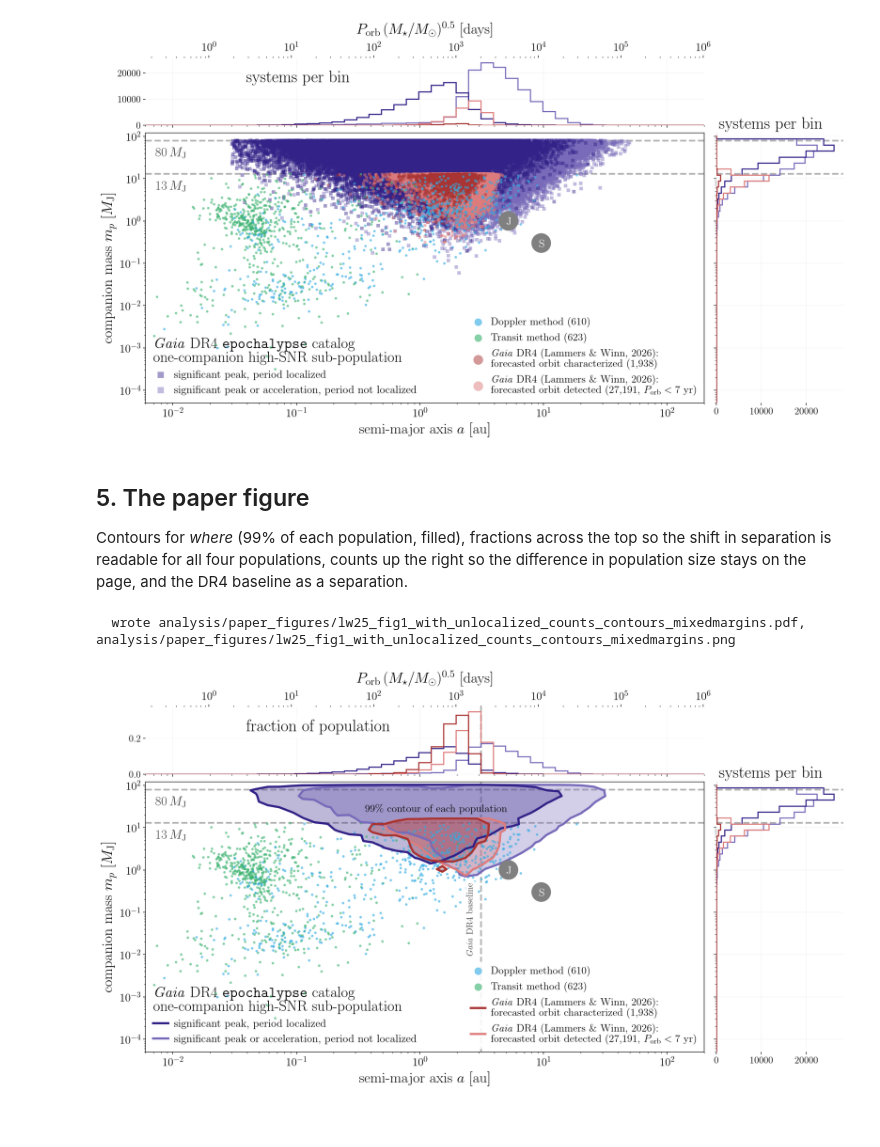
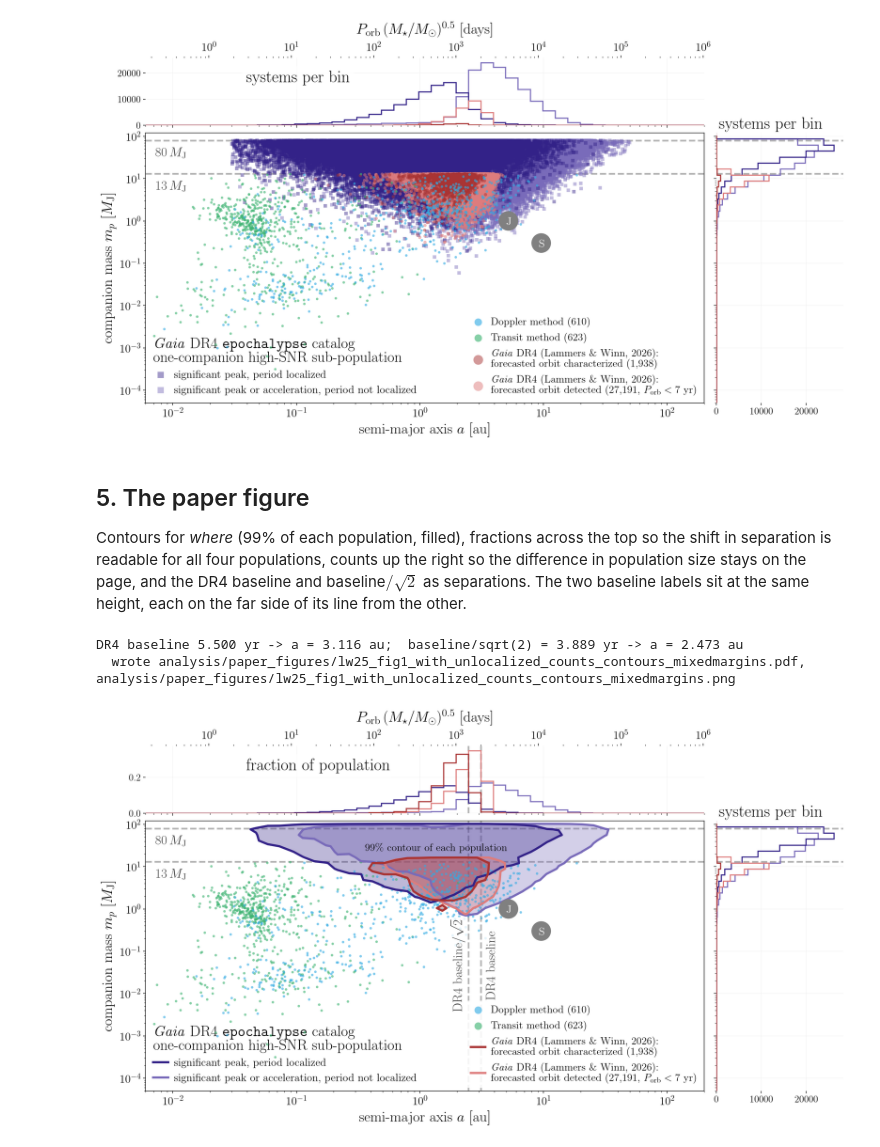
Before and after one commit to dyahalomi/epochalypse, a Jupyter notebook: analysis/Fig9_lw26_fig1_comparison.ipynb, the cells around one changed output. Cells and saved outputs as stored; diff of their text form; code cells hidden in the pictures; blank space fills up the shorter version.

```diff
--- a/analysis/Fig9_lw26_fig1_comparison.ipynb
+++ b/analysis/Fig9_lw26_fig1_comparison.ipynb
@@ -307,7 +308,8 @@ def draw_lw26_fig1(marginal_log=False, normalize=False, contours=False, contour_
                    contour_bins=48, contour_smooth=0., contour_known=False,
                    contour_fill=False, contour_fill_alpha=0.16, contour_points=False,
                    contour_note=None, margins=True, known_size=None, known_alpha=None,
-                   baseline_years=None, baseline_label=None,
+                   baseline_years=None, baseline_label=None, baseline_label_side="left",
+                   baseline_fontsize=10.5, baseline_label_y=None, extra_baselines=(),
                    stem="lw25_fig1_with_unlocalized_counts", paper=False):
     """LW26's Figure 1 with a marginal histogram on each margin.
 
@@ -315,7 +317,10 @@ def draw_lw26_fig1(marginal_log=False, normalize=False, contours=False, contour_
     rather than counts. ``contours`` replaces the markers of the four populations with one
     ``contour_q`` region each; the known-planet layers stay as markers. ``baseline_years`` draws
     the separation whose period equals that baseline (one line for every star, because the top
-    axis is $P_{\rm orb}(M_\star/M_\odot)^{0.5}$).
+    axis is $P_{\rm orb}(M_\star/M_\odot)^{0.5}$). ``baseline_label_side`` puts
+    its label left or right of the line. ``extra_baselines`` is a list of ``(years, label[, label_y])``
+    tuples drawn in the same style, labelled on the left (e.g. the baseline over $\sqrt{2}$, whose
+    label then faces the main one across the gap between the two lines).
     """
     CONTOUR_Z = 12.0
 
@@ -374,14 +379,21 @@ def draw_lw26_fig1(marginal_log=False, normalize=False, contours=False, contour_
     ax0.text(0.0096, 6.5, r"$13\,M_{\rm J}$", **_masslab)
     ax0.text(0.0096, 40.0, r"$80\,M_{\rm J}$", **_masslab)
 
+    _bl_y = BASELINE_LABEL_Y if baseline_label_y is None else baseline_label_y
+    _bl_font = {**_masslab, "fontsize": baseline_fontsize * FS}
     if baseline_years:
         _a_base = float(baseline_years) ** (2.0 / 3.0)
         for _ax in ((ax0, axt) if margins else (ax0,)):
             _ax.axvline(_a_base, c="k", lw=2.5, ls="--", alpha=0.3, zorder=-10)
-        ax0.text(_a_base / 1.22, BASELINE_LABEL_Y,
+        ax0.text(_a_base * (1.22 if baseline_label_side == "right" else 1 / 1.22), _bl_y,
                  baseline_label if baseline_label is not None
                  else BASELINE_LABEL_DR4 if baseline_years == BASELINE_YR_DR4
-                 else rf"{baseline_years:g}\,yr baseline", rotation=90, **{**_masslab, "fontsize": 10.5 * FS})
+                 else rf"{baseline_years:g}\,yr baseline", rotation=90, **_bl_font)
+    for _yrs, _lab, *_rest in extra_baselines:          # (years, label[, label_y])
+        _a_x = float(_yrs) ** (2.0 / 3.0)
+        for _ax in ((ax0, axt) if margins else (ax0,)):
+            _ax.axvline(_a_x, c="k", lw=2.5, ls="--", alpha=0.3, zorder=-10)
+        ax0.text(_a_x / 1.22, _rest[0] if _rest else _bl_y, _lab, rotation=90, **_bl_font)
     ax0.scatter([5.2038, 9.5826], [1.0, 0.299409946], c="grey", s=850, edgecolor="none", zorder=20)
     for xx, yy, lab in [(5.24, 0.94, "J"), (9.68, 0.28, "S")]:
         ax0.text(xx, yy, lab, ha="center", va="center", c="white", fontsize=13 * FS, zorder=35)
@@ -478,12 +490,20 @@ fig = draw_lw26_fig1()
 
 Contours for *where* (99\% of each population, filled), fractions across the top so the shift in
 separation is readable for all four populations, counts up the right so the difference in
-population size stays on the page, and the DR4 baseline as a separation.
+population size stays on the page, and the DR4 baseline and baseline$/\sqrt{2}$ as separations.
+The two baseline labels sit at the same height, each on the far side of its line from the other.
 # %%
+BASELINE_YR_SQRT2 = BASELINE_YR_DR4 / np.sqrt(2.0)
+A_SQRT2 = BASELINE_YR_SQRT2 ** (2 / 3)
+print(f"DR4 baseline {BASELINE_YR_DR4:.3f} yr -> a = {BASELINE_YR_DR4 ** (2 / 3):.3f} au;  "
+      f"baseline/sqrt(2) = {BASELINE_YR_SQRT2:.3f} yr -> a = {A_SQRT2:.3f} au")
 fig = draw_lw26_fig1(contours=True, contour_fill=True, contour_fill_alpha=0.32, contour_q=0.99,
                      margins=True, marginal_log=False, normalize=(True, False),
-                     baseline_years=BASELINE_YR_DR4,
+                     baseline_years=BASELINE_YR_DR4, baseline_label="DR4 baseline", baseline_label_side="right",
+                     baseline_fontsize=15, baseline_label_y=0.045,   # same size as the 13 / 80 M_J labels
+                     extra_baselines=[(BASELINE_YR_SQRT2, r"DR4 baseline$/\sqrt{2}$")],
                      stem="lw25_fig1_with_unlocalized_counts_contours_mixedmargins", paper=True)
 # %% [output]
+DR4 baseline 5.500 yr -> a = 3.116 au;  baseline/sqrt(2) = 3.889 yr -> a = 2.473 au
   wrote analysis/paper_figures/lw25_fig1_with_unlocalized_counts_contours_mixedmargins.pdf, analysis/paper_figures/lw25_fig1_with_unlocalized_counts_contours_mixedmargins.png
-[figure, old version]
+[figure, new version]
```
Also changed, not shown: parts of 6 cells of this notebook, 26 other files.
